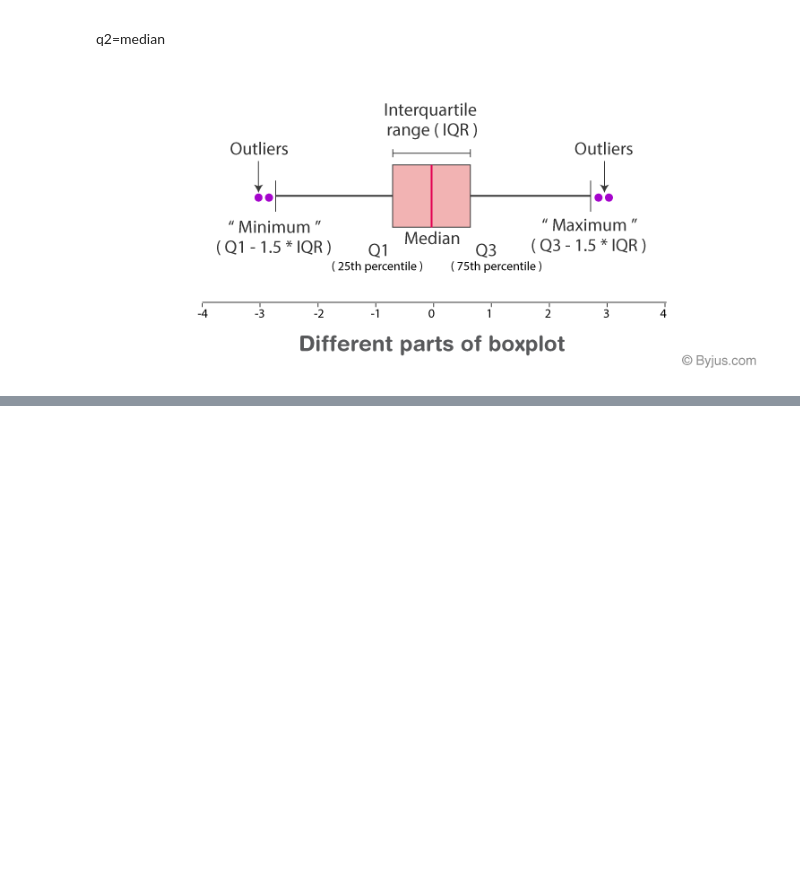
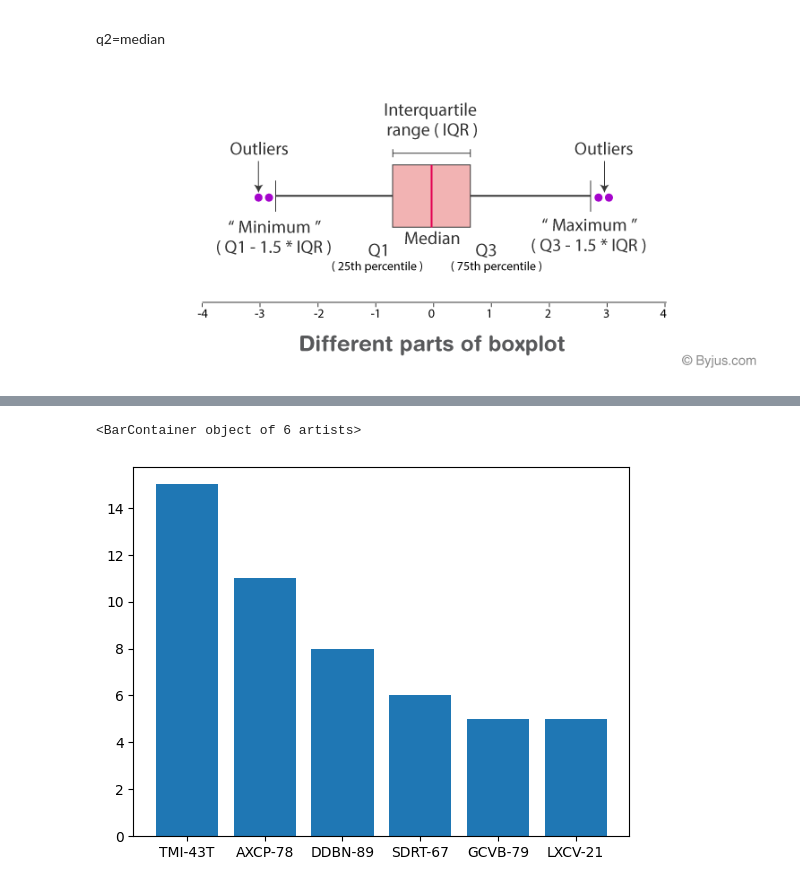
Before and after one commit to chaitanysaraswat/Advanced-Analytics-Using-Statistics, a Jupyter notebook: lecture7.ipynb, the cells around one changed output, grey strips where cells are left out. Cells and saved outputs as stored; diff of their text form; code cells hidden in the pictures; blank space fills up the shorter version.

```diff
--- a/lecture7.ipynb
+++ b/lecture7.ipynb
@@ -230,0 +261,6 @@ n=1000
+# %%
+
+import numpy as np
+import pandas as pd
+df=pd.read_excel('/content/drive/MyDrive/My pitch/CDAC_DataBook.xlsx',sheet_name='ERPData')
+df.head()
@@ -230,0 +274,6 @@ n=1000
+# %%
+df1=df.MaterialID.value_counts()
+plt.bar(df1.index,df1)# this one is for bar
+# %% [output]
+<BarContainer object of 6 artists>
+[figure, added]
```
Also changed, not shown: parts of 23 cells of this notebook.
